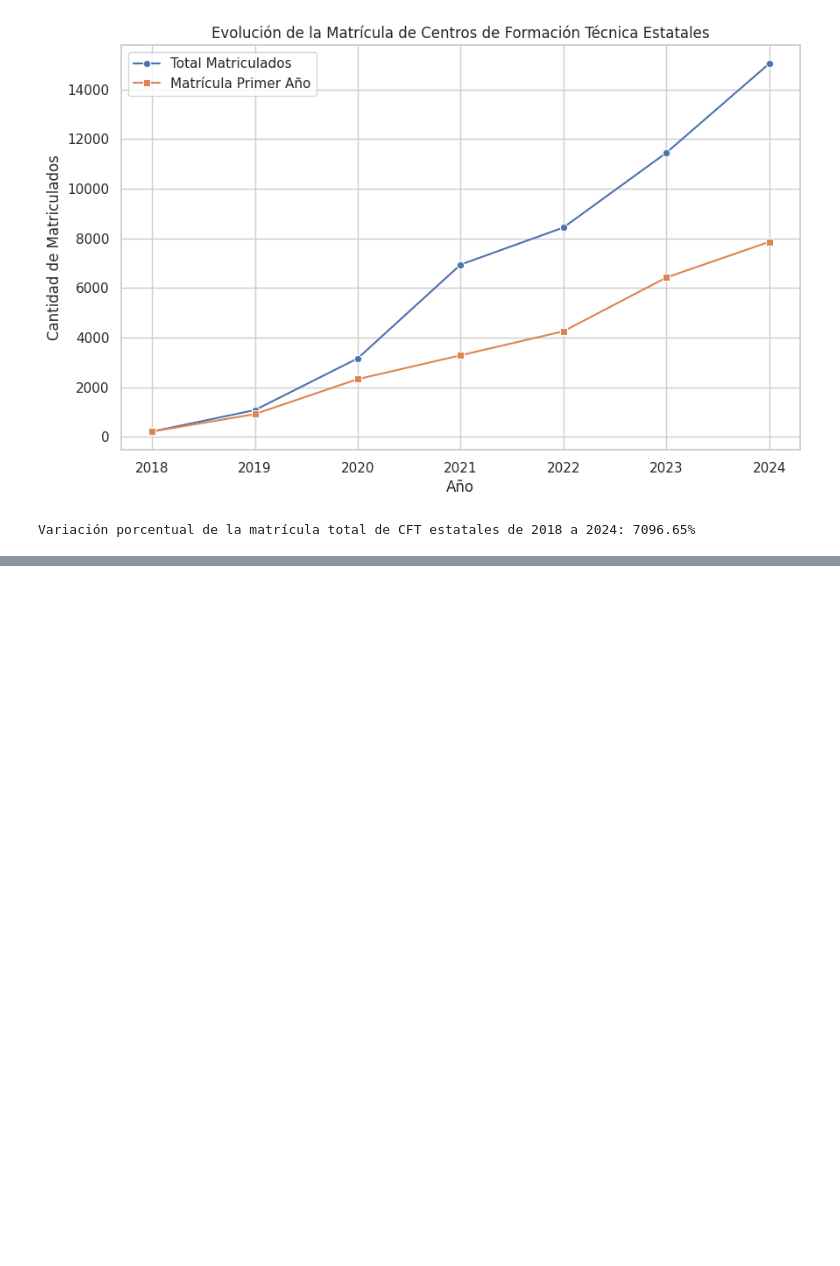
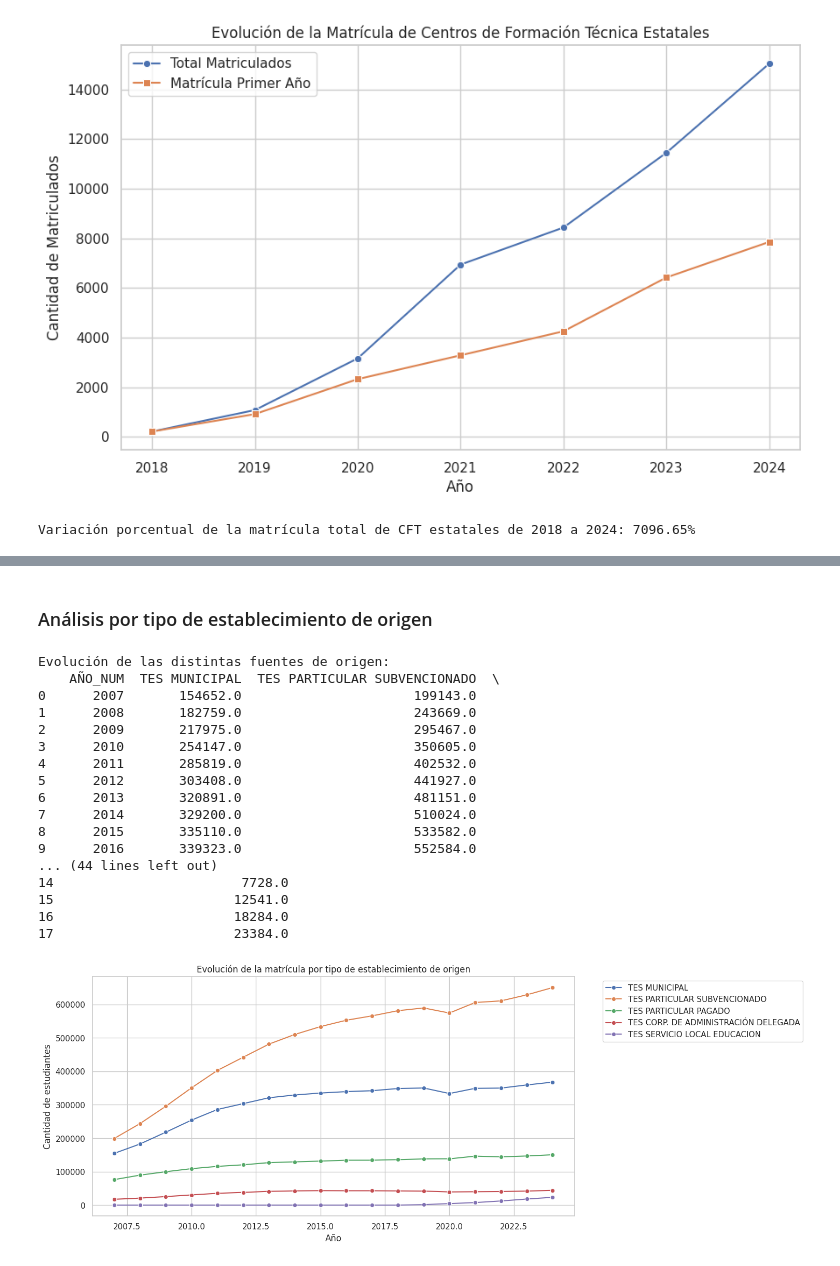
Before and after one commit to davidlealo/cft_estatales_analisis, a Jupyter notebook: analisis.ipynb, the cells around one changed output, grey strips where cells are left out. Saved outputs shown, nothing was run; the diff lists cells and outputs as text; code cells hidden in the pictures; blank space fills up the shorter version.

```diff
--- a/analisis.ipynb
+++ b/analisis.ipynb
@@ -867,0 +966,9 @@ Variación porcentual de la matrícula total de CFT estatales de 2018 a 2024: 70
+# %%
+cols_origen = [col for col in df.columns
+               if ("TES" in str(col).upper() or
+                   "TIPO ESTABLECIMIENTO" in str(col).upper() or
+                   "CLAS_EST" in str(col).upper())]
+
+print("\nColumnas relacionadas con el origen de los estudiantes:")
+for col in cols_origen:
+    print(f" - {col}")
@@ -867,0 +1259,41 @@ Variación porcentual de la matrícula total de CFT estatales de 2018 a 2024: 70
+# %% [markdown]
+### Análisis por tipo de establecimiento de origen
+# %%
+# Seleccionar las columnas numéricas de origen (excluyendo el % de cobertura)
+cols_origen_cant = ["TES MUNICIPAL", "TES PARTICULAR SUBVENCIONADO",
+                    "TES PARTICULAR PAGADO", "TES CORP. DE ADMINISTRACIÓN DELEGADA",
+                    "TES SERVICIO LOCAL EDUCACION"]
+
+evolucion_origen_detalle = df.groupby("AÑO_NUM")[cols_origen_cant].sum().reset_index()
+print("Evolución de las distintas fuentes de origen:")
+print(evolucion_origen_detalle)
+
+# Graficar las distintas fuentes en un mismo gráfico
+plt.figure(figsize=(12,6))
+for col in cols_origen_cant:
+    sns.lineplot(data=evolucion_origen_detalle, x="AÑO_NUM", y=col, marker="o", label=col)
+plt.title("Evolución de la matrícula por tipo de establecimiento de origen")
+plt.xlabel("Año")
+plt.ylabel("Cantidad de estudiantes")
+plt.legend(bbox_to_anchor=(1.05, 1), loc="upper left")
+plt.grid(True)
+plt.show()
+# %% [output]
+Evolución de las distintas fuentes de origen:
+    AÑO_NUM  TES MUNICIPAL  TES PARTICULAR SUBVENCIONADO  \
+0      2007       154652.0                      199143.0
+1      2008       182759.0                      243669.0
+2      2009       217975.0                      295467.0
+3      2010       254147.0                      350605.0
+4      2011       285819.0                      402532.0
+5      2012       303408.0                      441927.0
+6      2013       320891.0                      481151.0
+7      2014       329200.0                      510024.0
+8      2015       335110.0                      533582.0
+9      2016       339323.0                      552584.0
+... (44 lines left out)
+14                        7728.0
+15                       12541.0
+16                       18284.0
+17                       23384.0
+[figure, added]
```
Also changed, not shown: parts of 28 cells of this notebook.
